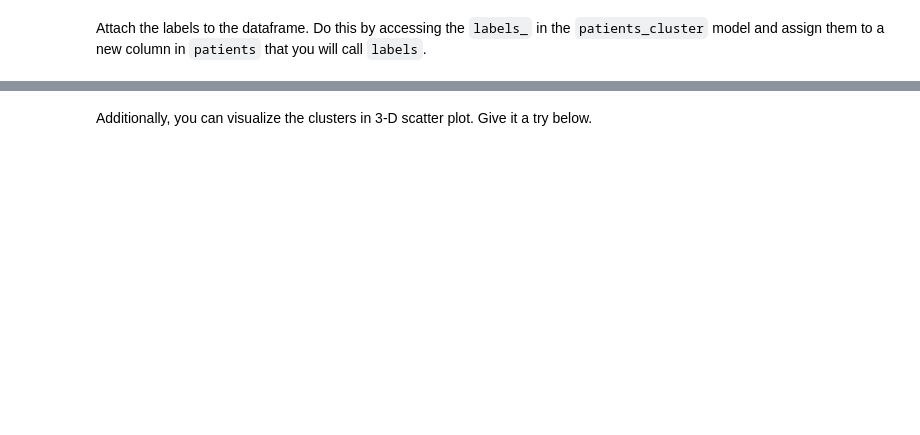
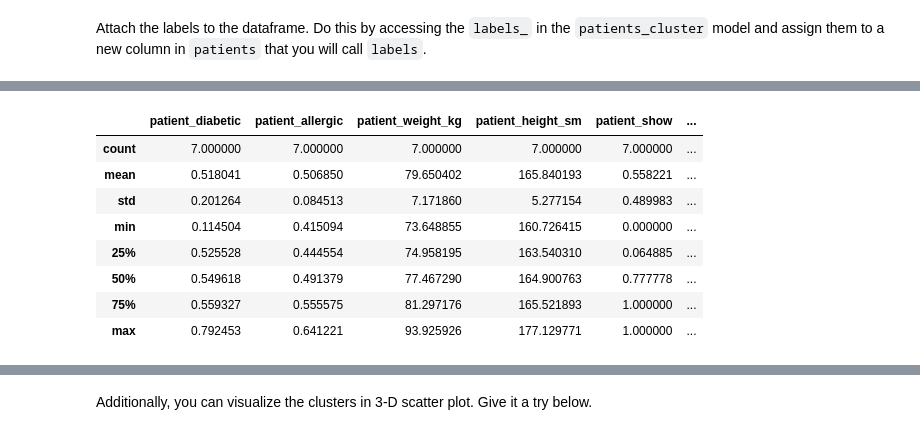
Before and after one commit to ta-data-lis/lab-unsupervised-learning-and-sklearn, a Jupyter notebook: your-code/[lab-unsupervised-learning-and-sklearn] Evelien Donkers.ipynb, the cells around one changed output, grey strips where cells are left out. Saved outputs shown, nothing was run; the diff lists cells and outputs as text; code cells hidden in the pictures; blank space fills up the shorter version.

```diff
--- a/your-code/[lab-unsupervised-learning-and-sklearn] Evelien Donkers.ipynb
+++ b/your-code/[lab-unsupervised-learning-and-sklearn] Evelien Donkers.ipynb
@@ -419,0 +445,12 @@ Additionally, add a comment to describe which columns have the largest differenc
+# %%
+patients.groupby('labels').mean().describe()
+# %% [output]
+|  | patient_diabetic | patient_allergic | patient_weight_kg | patient_height_sm | patient_show | ... |
+| count | 7.000000 | 7.000000 | 7.000000 | 7.000000 | 7.000000 | ... |
+| mean | 0.518041 | 0.506850 | 79.650402 | 165.840193 | 0.558221 | ... |
+| std | 0.201264 | 0.084513 | 7.171860 | 5.277154 | 0.489983 | ... |
+| min | 0.114504 | 0.415094 | 73.648855 | 160.726415 | 0.000000 | ... |
+| 25% | 0.525528 | 0.444554 | 74.958195 | 163.540310 | 0.064885 | ... |
+| 50% | 0.549618 | 0.491379 | 77.467290 | 164.900763 | 0.777778 | ... |
+| 75% | 0.559327 | 0.555575 | 81.297176 | 165.521893 | 1.000000 | ... |
+| max | 0.792453 | 0.641221 | 93.925926 | 177.129771 | 1.000000 | ... |
```
Also changed, not shown: parts of 17 cells of this notebook.
